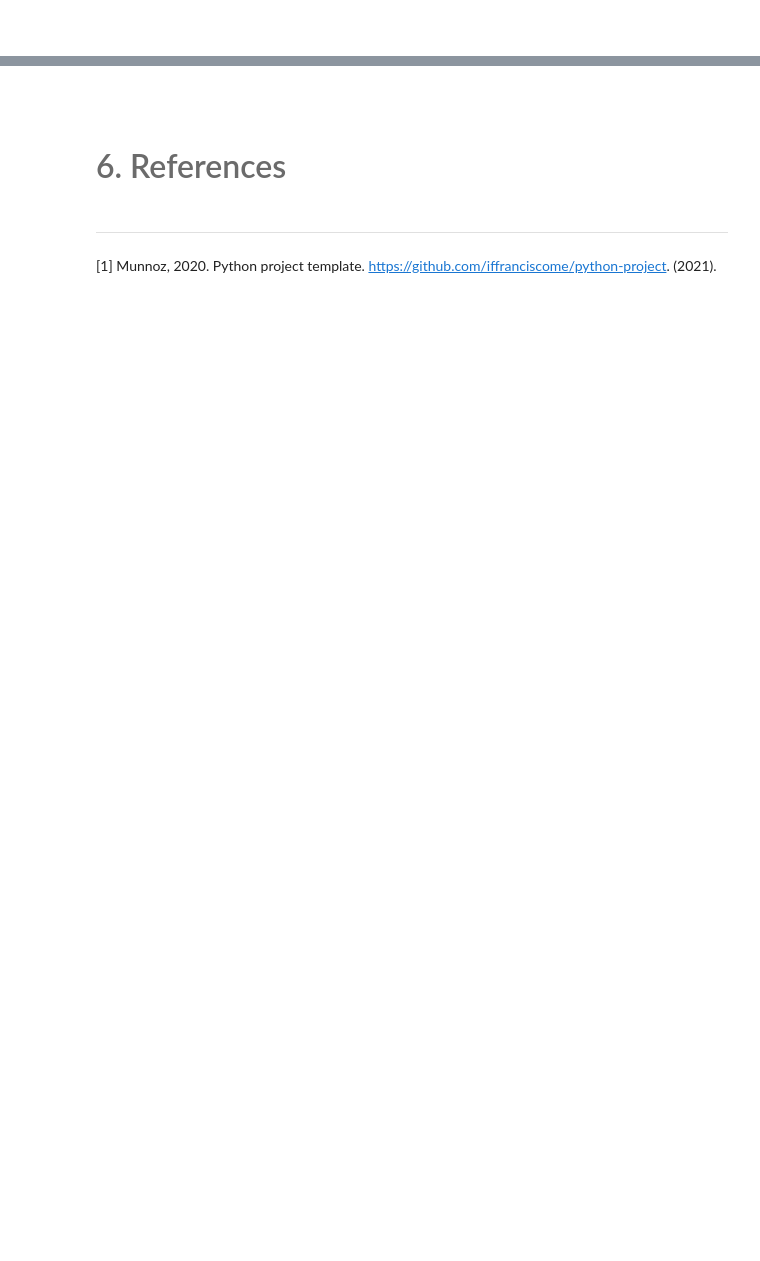
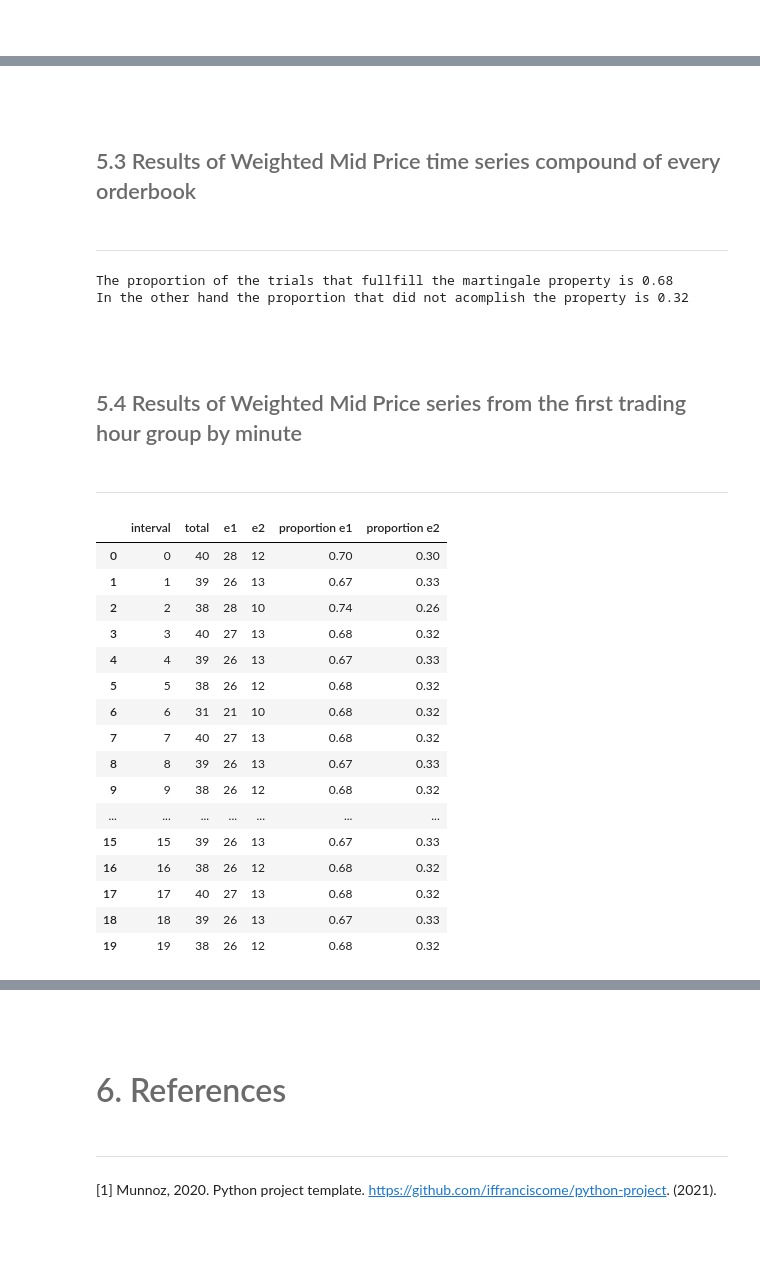
Before and after one commit to JuanPablo2019/myst_jprm_lab2, a Jupyter notebook: notebook.ipynb, the cells around one changed output, grey strips where cells are left out. Drawn from its saved outputs; the diff is of its cells as text; code cells hidden in the pictures; blank space fills up the shorter version.

```diff
--- a/notebook.ipynb
+++ b/notebook.ipynb
@@ -91,3 +213,43 @@ import sys
+# %%
+ts_w = dict(itertools.islice(dt.ob_data.items(),2401-9))
+
+# calculating the mid as before
+w_mid2 = [dt.ob_data[i]['bid_size'].sum()/(dt.ob_data[i]['bid_size'].sum()+dt.ob_data[i]['ask_size'].sum())*(dt.ob_data[i]['ask'][0]+dt.ob_data[i]['bid'][0])*0.5
+          for i in ts_w.keys()]
+
+#creating an empty dataframe to save mid and timestamp
+df2 = pd.DataFrame()
+df2['weighted_mid']=w_mid2
+df2['time']=[pd.to_datetime(i) for i in ts]
+df2['minute']=[i.minute for i in df2['time'].tolist()]
+
+
+#grouping in a dictionary the mids that happen in each minute
+d2 = dict((i,list(df2[df2['minute']==i]['weighted_mid'])) for i in minutes)
+# %%
+#saving the experiment's results  (proportions, counts) in a dataframe
+
+e1_m2 = []
+e2_m2 = []
+prop2_e1 = []
+prop2_e2 = []
+
+for i in range(len(d2)):
+    e1_t = np.sum([d2[i][j] == d2[i][j+1] for j in range(len(d2[i])-1)])
+    e1_m2.append(e1_t)
+    e2_t=len(d2[i])-1 - np.sum([d2[i][j] == d2[i][j+1] for j in range(len(d2[i])-1)])
+    e2_m2.append(e2_t)
+    total2 = len(d[i])-1
+    prop2_e1.append(np.round(e1_t/total2,2))
+    prop2_e2.append(np.round(e2_t/total2,2))
+
+w_exp_2 = pd.DataFrame()
+w_exp_2['interval']=minutes
+w_exp_2['total']=[i+j for i,j in zip(e1_m2,e2_m2)]
+w_exp_2['e1']=e1_m2
+w_exp_2['e2']=e2_m2
+w_exp_2['proportion e1'] = prop2_e1
+w_exp_2['proportion e2'] = prop2_e2
 # %% [markdown]
 <br>
 # %% [markdown]
@@ -116,0 +304,38 @@ import sys
+# %% [markdown]
+<br>
+# %% [markdown]
+## <font color= #6B6B6B> 5.3 Results of Weighted Mid Price time series compound of every orderbook </font>
+# %% [markdown]
+<hr style="border:0.02in solid gray"> </hr>
+# %%
+print(f"The proportion of the trials that fullfill the martingale property is {w_exp_1['e1']['proporcion']}")
+print(f"In the other hand the proportion that did not acomplish the property is {w_exp_1['e2']['proporcion']}")
+# %% [output]
+The proportion of the trials that fullfill the martingale property is 0.68
+In the other hand the proportion that did not acomplish the property is 0.32
+# %% [markdown]
+<br>
+# %% [markdown]
+## <font color= #6B6B6B> 5.4 Results of Weighted Mid Price series from the first trading hour group by minute  </font>
+# %% [markdown]
+<hr style="border:0.02in solid gray"> </hr>
+# %%
+w_exp_2.head(20)
+# %% [output]
+|  | interval | total | e1 | e2 | proportion e1 | proportion e2 |
+| 0 | 0 | 40 | 28 | 12 | 0.70 | 0.30 |
+| 1 | 1 | 39 | 26 | 13 | 0.67 | 0.33 |
+| 2 | 2 | 38 | 28 | 10 | 0.74 | 0.26 |
+| 3 | 3 | 40 | 27 | 13 | 0.68 | 0.32 |
+| 4 | 4 | 39 | 26 | 13 | 0.67 | 0.33 |
+| 5 | 5 | 38 | 26 | 12 | 0.68 | 0.32 |
+| 6 | 6 | 31 | 21 | 10 | 0.68 | 0.32 |
+| 7 | 7 | 40 | 27 | 13 | 0.68 | 0.32 |
+| 8 | 8 | 39 | 26 | 13 | 0.67 | 0.33 |
+| 9 | 9 | 38 | 26 | 12 | 0.68 | 0.32 |
+| ... | ... | ... | ... | ... | ... | ... |
+| 15 | 15 | 39 | 26 | 13 | 0.67 | 0.33 |
+| 16 | 16 | 38 | 26 | 12 | 0.68 | 0.32 |
+| 17 | 17 | 40 | 27 | 13 | 0.68 | 0.32 |
+| 18 | 18 | 39 | 26 | 13 | 0.67 | 0.33 |
+| 19 | 19 | 38 | 26 | 12 | 0.68 | 0.32 |
```
Also changed, not shown: parts of 39 cells of this notebook, 3 other files.
